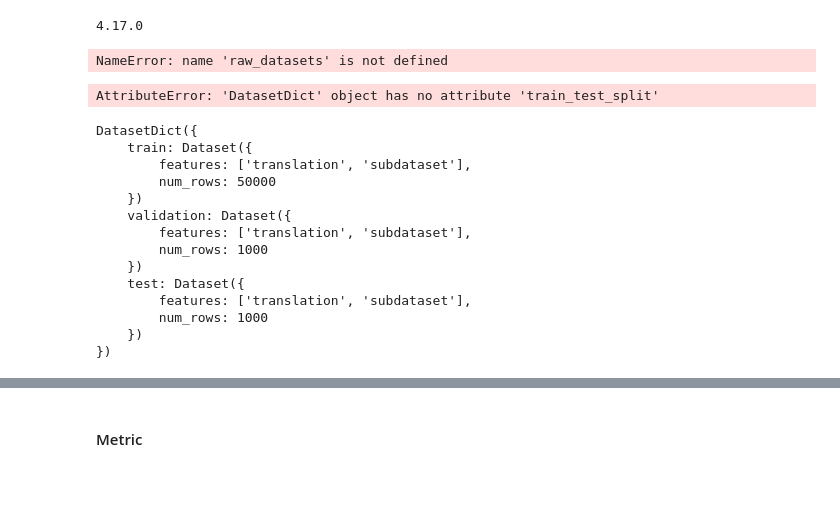
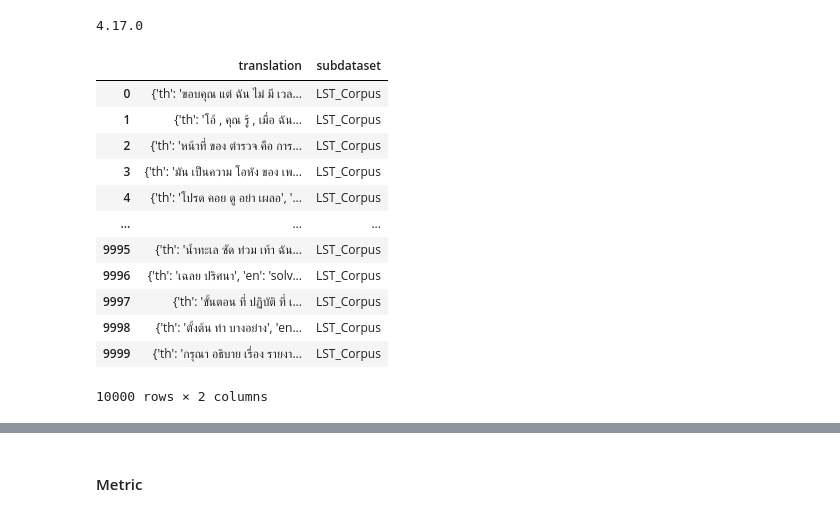
Before and after one commit to huak95/machine-translation, a Jupyter notebook: Train_th-en_harryy.ipynb, the cells around one changed output, grey strips where cells are left out. Drawn from its saved outputs; the diff is of its cells as text; code cells hidden in the pictures; blank space fills up the shorter version.

```diff
--- a/Train_th-en_harryy.ipynb
+++ b/Train_th-en_harryy.ipynb
@@ -48,48 +48,29 @@ from datasets import load_dataset, load_metric, DatasetDict, Dataset
 
 # raw_datasets = load_dataset("scb_mt_enth_2020", name="then")
 metric = load_metric("sacrebleu")
-# %%
-df_small.to_dict('records')
-# %% [output]
-NameError: name 'raw_datasets' is not defined
 # %%
 import pandas as pd
 def pre_process_from_csv(path, n_row=100000):
     df_5M = pd.read_csv(path)
     list_5M = df_5M.to_dict('records')[:n_row]
     list_sub = ['LST_Corpus']*len(list_5M)
-    dict_5M = {'translation': list_5M, 'subdataset': list_sub}
-    cut_datasets = DatasetDict()
-    cut_datasets['train'] = Dataset.from_dict(dict_5M)
-    return cut_datasets
+    dict_5M = pd.DataFrame({"translation": list_5M, "subdataset": list_sub})
+    return dict_5M
 # %%
-raw_datasets = pre_process_from_csv('TEST_dataset_5M.csv', 50000)
+raw_datasets = pre_process_from_csv('TEST_dataset_5M.csv', 10000)
-# %%
-raw_datasets.train_test_split(test=0.2)
-# %% [output]
-AttributeError: 'DatasetDict' object has no attribute 'train_test_split'
-# %%
-cut_datasets = DatasetDict()
-for k in (['train','validation','test']):
-    if k == 'train':
-        cut_datasets[k] = Dataset.from_dict(raw_datasets[k][slice(0, 50000, None)])
-    else:
-        cut_datasets[k] = Dataset.from_dict(raw_datasets[k][slice(0, 1000, None)])
-
-del raw_datasets
-cut_datasets
-# %% [output]
-DatasetDict({
-    train: Dataset({
-        features: ['translation', 'subdataset'],
-        num_rows: 50000
-    })
-    validation: Dataset({
-        features: ['translation', 'subdataset'],
-        num_rows: 1000
-    })
-    test: Dataset({
-        features: ['translation', 'subdataset'],
-        num_rows: 1000
-    })
-})
+# %%
+raw_datasets
+# %% [output]
+|  | translation | subdataset |
+| 0 | {'th': 'ขอบคุณ แต่ ฉัน ไม่ มี เวล... | LST_Corpus |
+| 1 | {'th': 'โอ้ , คุณ รู้ , เมื่อ ฉัน... | LST_Corpus |
+| 2 | {'th': 'หน้าที่ ของ ตำรวจ คือ การ... | LST_Corpus |
+| 3 | {'th': 'มัน เป็นความ โอหัง ของ เพ... | LST_Corpus |
+| 4 | {'th': 'โปรด คอย ดู อย่า เผลอ', '... | LST_Corpus |
+| ... | ... | ... |
+| 9995 | {'th': 'น้ำทะเล ซัด ท่วม เท้า ฉัน... | LST_Corpus |
+| 9996 | {'th': 'เฉลย ปริศนา', 'en': 'solv... | LST_Corpus |
+| 9997 | {'th': 'ขั้นตอน ที่ ปฏิบัติ ที่ เ... | LST_Corpus |
+| 9998 | {'th': 'ตั้งต้น ทำ บางอย่าง', 'en... | LST_Corpus |
+| 9999 | {'th': 'กรุณา อธิบาย เรื่อง รายงา... | LST_Corpus |
+10000 rows × 2 columns
```
Also changed, not shown: parts of 12 cells of this notebook, 3 other files.
